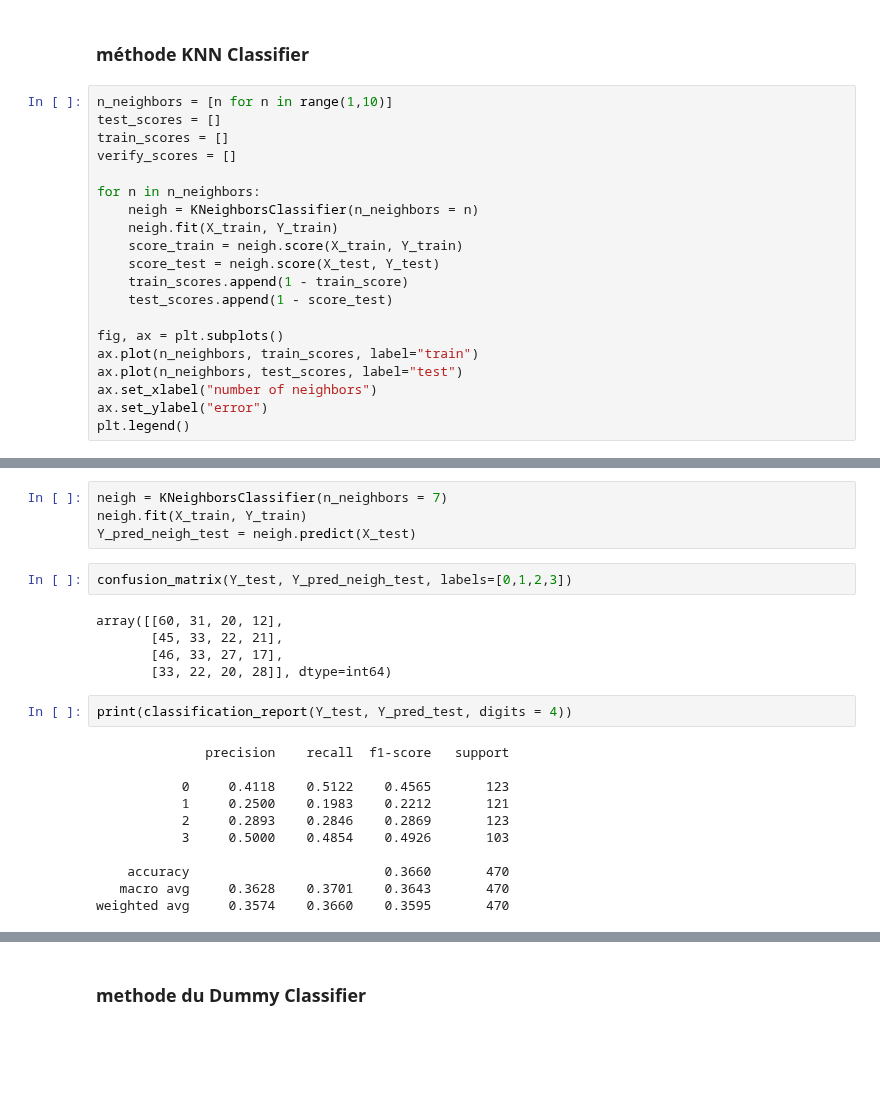
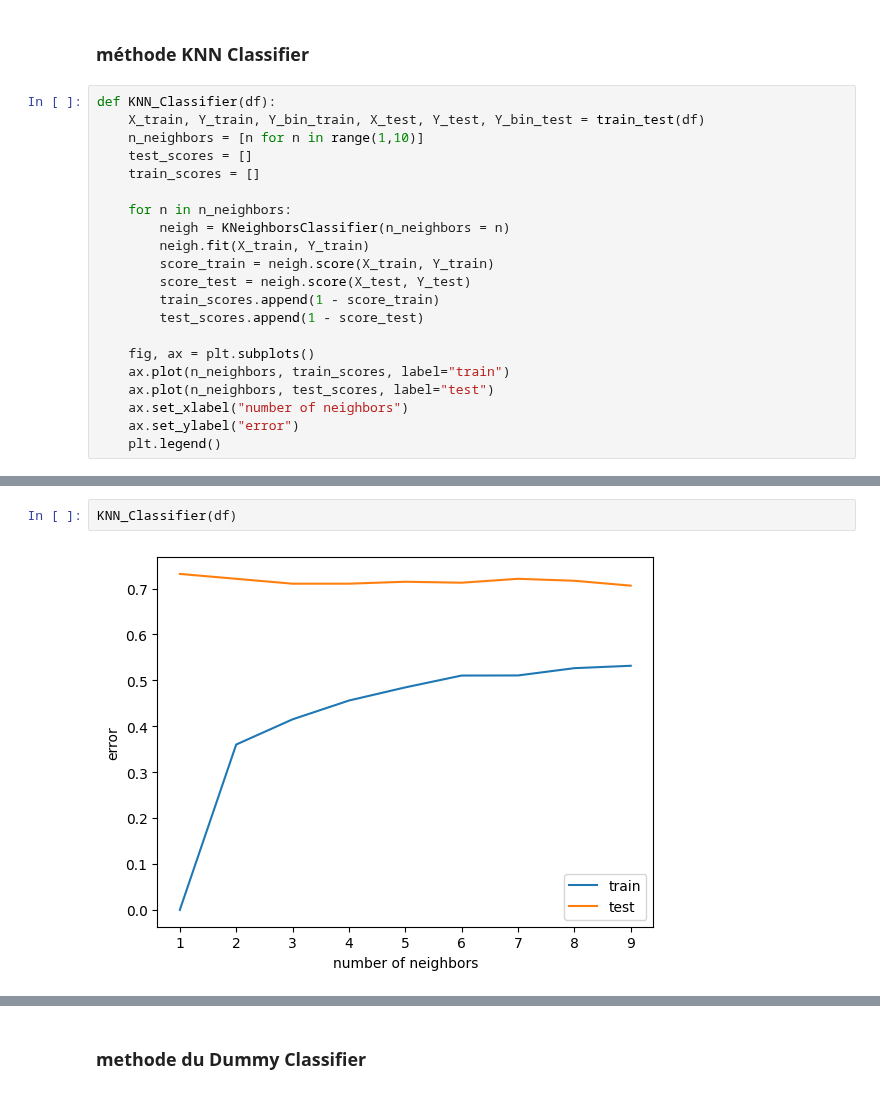
Before and after one commit to Keracles/MovieHype, a Jupyter notebook: models_noah/classification_noah.ipynb, the cells around one changed output, grey strips where cells are left out. Saved outputs shown, nothing was run; the diff lists cells and outputs as text; blank space fills up the shorter version.

```diff
--- a/models_noah/classification_noah.ipynb
+++ b/models_noah/classification_noah.ipynb
@@ -190,22 +269,23 @@ weighted avg     0.3574    0.3660    0.3595       470
 # %% [markdown]
 ### méthode KNN Classifier
 # %%
-n_neighbors = [n for n in range(1,10)]
-test_scores = []
-train_scores = []
-verify_scores = []
+def KNN_Classifier(df):
+    X_train, Y_train, Y_bin_train, X_test, Y_test, Y_bin_test = train_test(df)
+    n_neighbors = [n for n in range(1,10)]
+    test_scores = []
+    train_scores = []
 
-for n in n_neighbors:
-    neigh = KNeighborsClassifier(n_neighbors = n)
-    neigh.fit(X_train, Y_train)
-    score_train = neigh.score(X_train, Y_train)
-    score_test = neigh.score(X_test, Y_test)
-    train_scores.append(1 - train_score)
-    test_scores.append(1 - score_test)
+    for n in n_neighbors:
+        neigh = KNeighborsClassifier(n_neighbors = n)
+        neigh.fit(X_train, Y_train)
+        score_train = neigh.score(X_train, Y_train)
+        score_test = neigh.score(X_test, Y_test)
+        train_scores.append(1 - score_train)
+        test_scores.append(1 - score_test)
 
-fig, ax = plt.subplots()
-ax.plot(n_neighbors, train_scores, label="train")
-ax.plot(n_neighbors, test_scores, label="test")
-ax.set_xlabel("number of neighbors")
-ax.set_ylabel("error")
-plt.legend()
+    fig, ax = plt.subplots()
+    ax.plot(n_neighbors, train_scores, label="train")
+    ax.plot(n_neighbors, test_scores, label="test")
+    ax.set_xlabel("number of neighbors")
+    ax.set_ylabel("error")
+    plt.legend()
@@ -215,24 +292,4 @@ plt.legend()
-# %%
-neigh = KNeighborsClassifier(n_neighbors = 7)
-neigh.fit(X_train, Y_train)
-Y_pred_neigh_test = neigh.predict(X_test)
-# %%
-confusion_matrix(Y_test, Y_pred_neigh_test, labels=[0,1,2,3])
-# %% [output]
-array([[60, 31, 20, 12],
-       [45, 33, 22, 21],
-       [46, 33, 27, 17],
-       [33, 22, 20, 28]], dtype=int64)
-# %%
-print(classification_report(Y_test, Y_pred_test, digits = 4))
-# %% [output]
-              precision    recall  f1-score   support
-
-           0     0.4118    0.5122    0.4565       123
-           1     0.2500    0.1983    0.2212       121
-           2     0.2893    0.2846    0.2869       123
-           3     0.5000    0.4854    0.4926       103
-
-    accuracy                         0.3660       470
-   macro avg     0.3628    0.3701    0.3643       470
-weighted avg     0.3574    0.3660    0.3595       470
+# %%
+KNN_Classifier(df)
+# %% [output]
+[figure, added]
```
Also changed, not shown: parts of 58 cells of this notebook.
